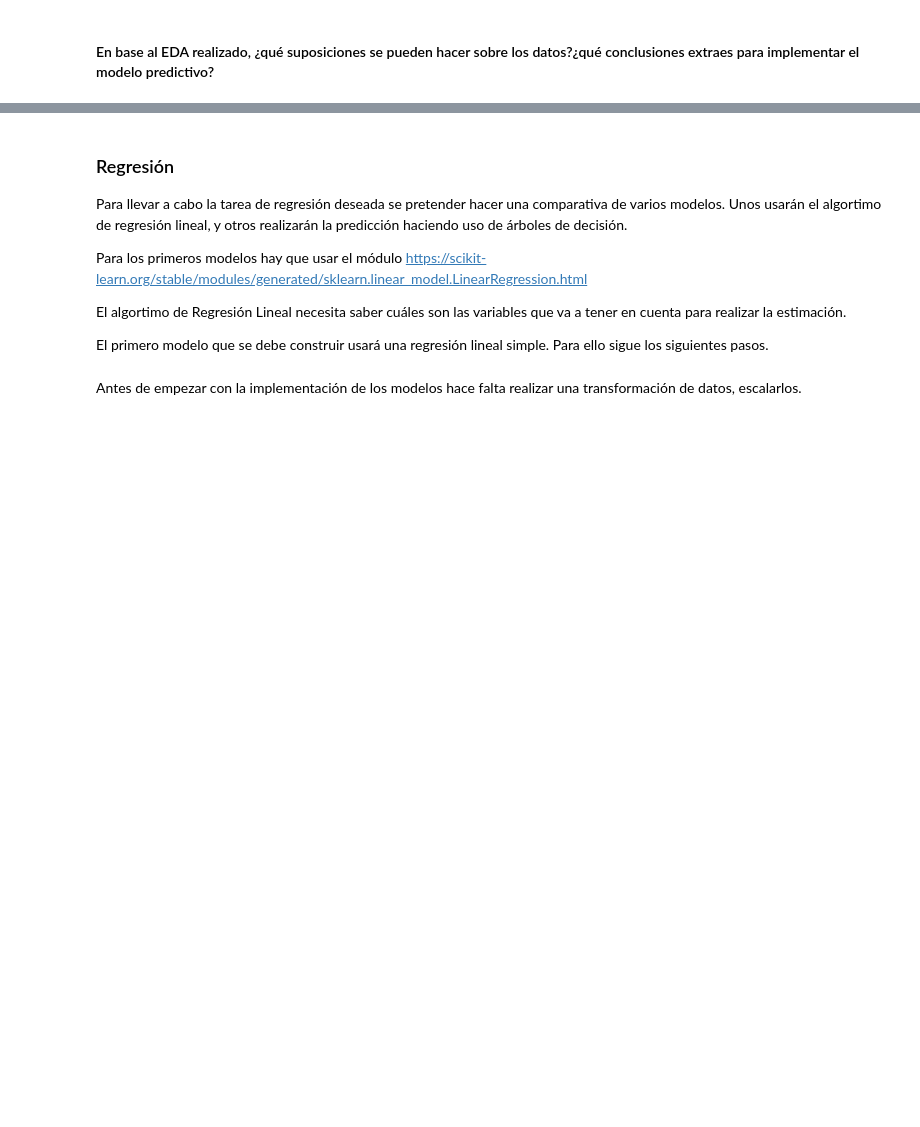
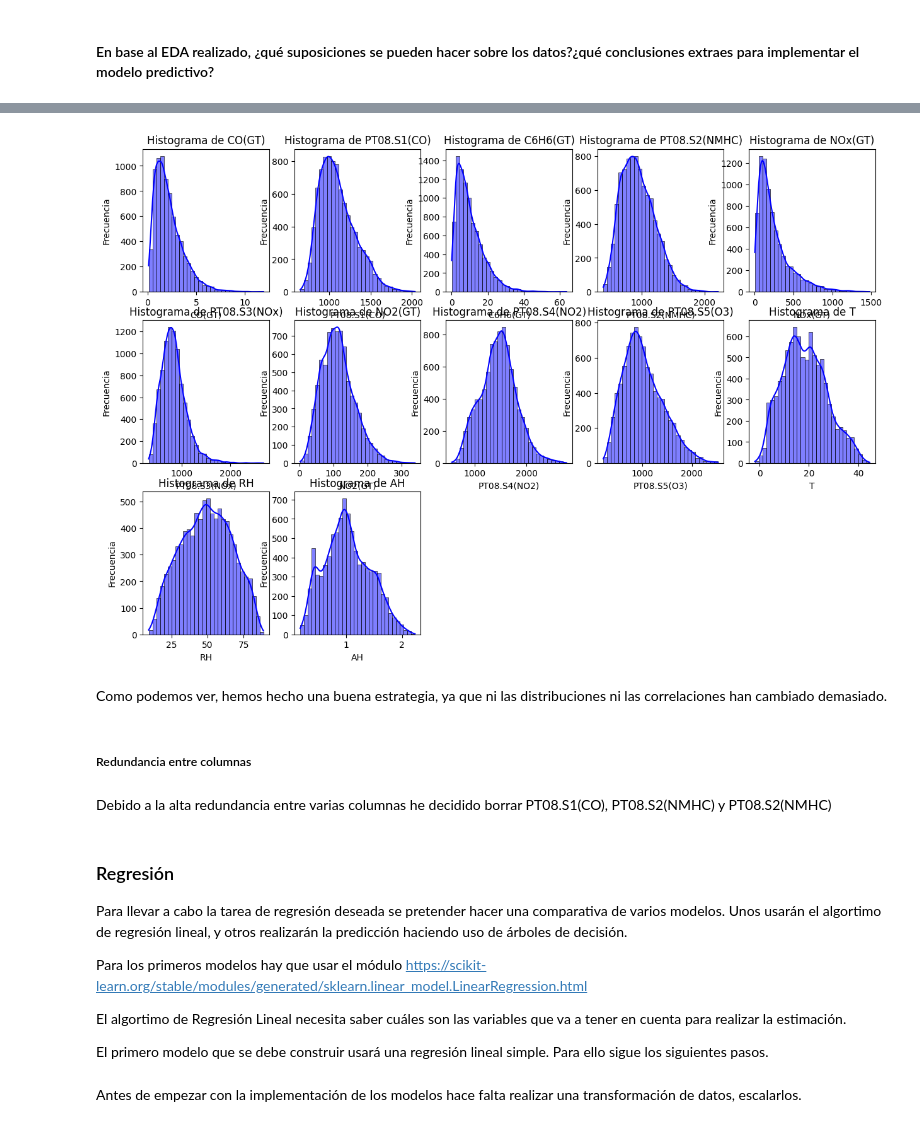
Before and after one commit to cabamarcos/AirQualityPrediction, a Jupyter notebook: Laboratorio_Actividad_1.ipynb, the cells around one changed output, grey strips where cells are left out. Cells and saved outputs as stored; diff of their text form; code cells hidden in the pictures; blank space fills up the shorter version.

```diff
--- a/Laboratorio_Actividad_1.ipynb
+++ b/Laboratorio_Actividad_1.ipynb
@@ -384,0 +377,17 @@ Columnas a eliminar por redundancia: ['PT08.S2(NMHC)']
+# %%
+# Crear diagramas de distribuciones para cada una de las columnas del dataset
+plt.figure(figsize=(15, 10))
+for i, var in enumerate(df_corr.columns):
+    plt.subplot(3, 5, i + 1)
+    sns.histplot(df[var], kde=True, bins=30, color='blue')
+    plt.title(f'Histograma de {var}')
+    plt.xlabel(var)
+    plt.ylabel('Frecuencia')
+# %% [output]
+[figure, added]
+# %% [markdown]
+Como podemos ver, hemos hecho una buena estrategia, ya que ni las distribuciones ni las correlaciones han cambiado demasiado.
+# %% [markdown]
+##### Redundancia entre columnas
+# %% [markdown]
+Debido a la alta redundancia entre varias columnas he decidido borrar PT08.S1(CO), PT08.S2(NMHC) y PT08.S2(NMHC)
```
Also changed, not shown: parts of 44 cells of this notebook, 1 other file.
